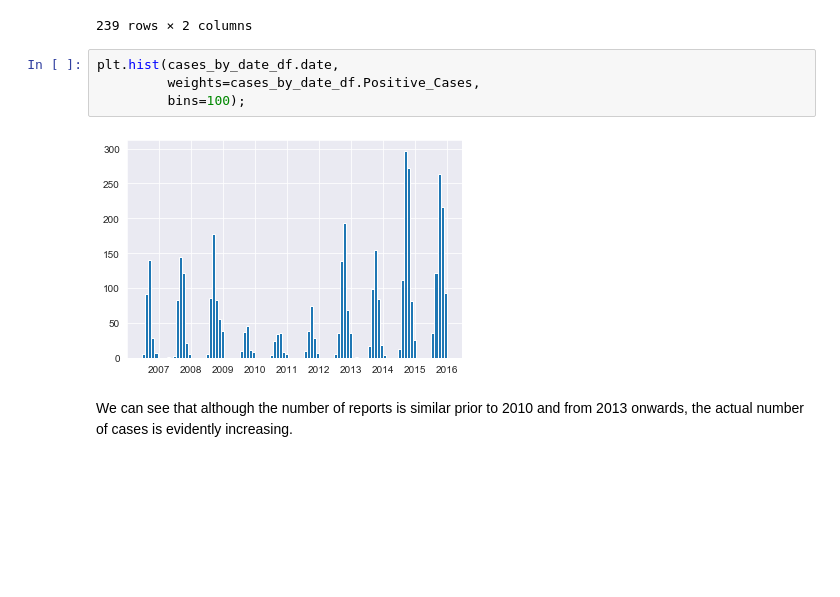
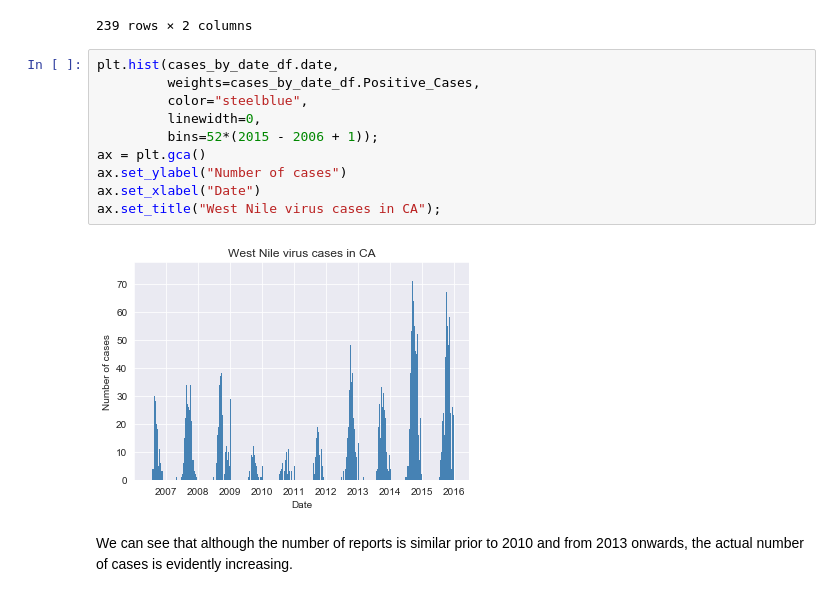
Before and after one commit to MCGallaspy/dse241_hw, a Jupyter notebook: exercise8/West Nile Virus incidents analysis.ipynb, the cells around one changed output. Drawn from its saved outputs; the diff is of its cells as text; blank space fills up the shorter version.

```diff
--- a/exercise8/West Nile Virus incidents analysis.ipynb
+++ b/exercise8/West Nile Virus incidents analysis.ipynb
@@ -166,12 +166,18 @@ cases_by_date_df
 | 237 | 2015-12-17 | 26 |
 | 238 | 2015-12-31 | 23 |
 239 rows × 2 columns
-# %%
-plt.hist(cases_by_date_df.date,
-         weights=cases_by_date_df.Positive_Cases,
-         bins=100);
-# %% [output]
-[figure, removed]
+# %%
+plt.hist(cases_by_date_df.date,
+         weights=cases_by_date_df.Positive_Cases,
+         color="steelblue",
+         linewidth=0,
+         bins=52*(2015 - 2006 + 1));
+ax = plt.gca()
+ax.set_ylabel("Number of cases")
+ax.set_xlabel("Date")
+ax.set_title("West Nile virus cases in CA");
+# %% [output]
+[figure, added]
 # %% [markdown]
 We can see that although the number of reports is similar prior to 2010 and from 2013 onwards, the actual number of cases is evidently increasing.
 # %%
```
Also changed, not shown: parts of 2 cells of this notebook, 1 other file.
